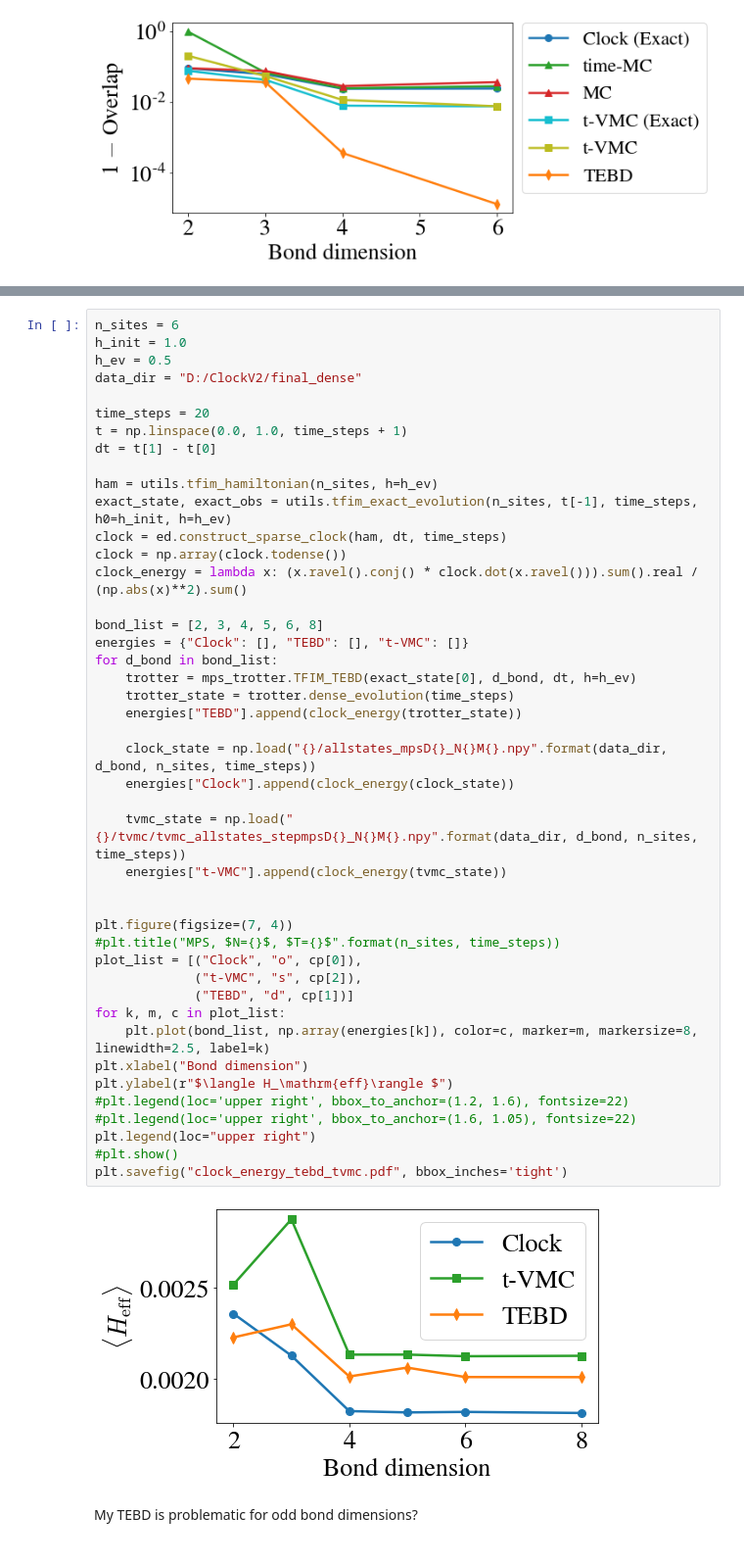
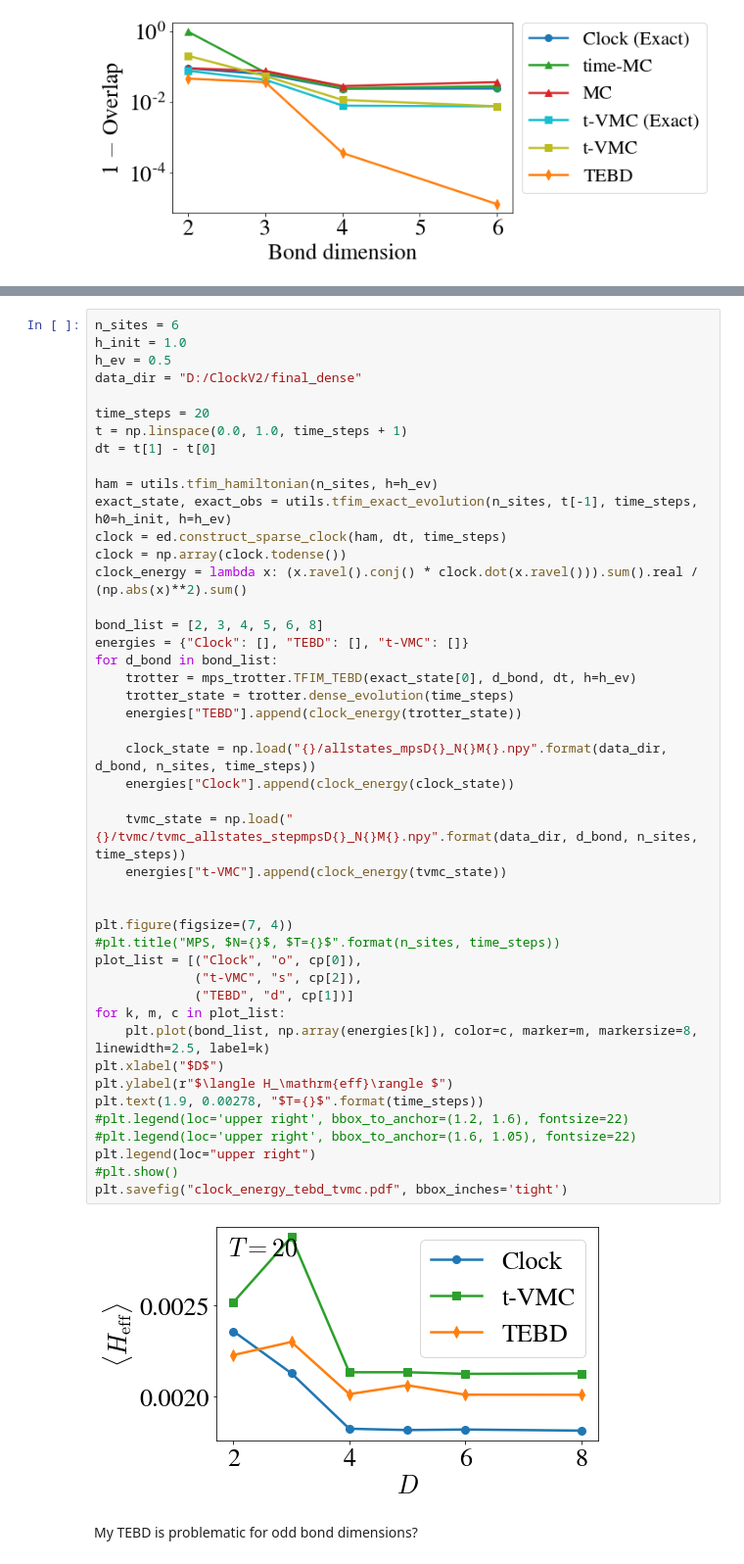
Before and after one commit to stavros11/Time-Evolution, a Jupyter notebook: mps_trotter.ipynb, the cells around one changed output, grey strips where cells are left out. Shown: that part at 98% size. Cells and saved outputs as stored; diff of their text form.

```diff
--- a/mps_trotter.ipynb
+++ b/mps_trotter.ipynb
@@ -143,35 +143,36 @@ clock = np.array(clock.todense())
 clock_energy = lambda x: (x.ravel().conj() * clock.dot(x.ravel())).sum().real / (np.abs(x)**2).sum()
 
 bond_list = [2, 3, 4, 5, 6, 8]
 energies = {"Clock": [], "TEBD": [], "t-VMC": []}
 for d_bond in bond_list:
     trotter = mps_trotter.TFIM_TEBD(exact_state[0], d_bond, dt, h=h_ev)
     trotter_state = trotter.dense_evolution(time_steps)
     energies["TEBD"].append(clock_energy(trotter_state))
 
     clock_state = np.load("{}/allstates_mpsD{}_N{}M{}.npy".format(data_dir, d_bond, n_sites, time_steps))
     energies["Clock"].append(clock_energy(clock_state))
 
     tvmc_state = np.load("{}/tvmc/tvmc_allstates_stepmpsD{}_N{}M{}.npy".format(data_dir, d_bond, n_sites, time_steps))
     energies["t-VMC"].append(clock_energy(tvmc_state))
 
 
 plt.figure(figsize=(7, 4))
 #plt.title("MPS, $N={}$, $T={}$".format(n_sites, time_steps))
 plot_list = [("Clock", "o", cp[0]),
              ("t-VMC", "s", cp[2]),
              ("TEBD", "d", cp[1])]
 for k, m, c in plot_list:
     plt.plot(bond_list, np.array(energies[k]), color=c, marker=m, markersize=8, linewidth=2.5, label=k)
-plt.xlabel("Bond dimension")
+plt.xlabel("$D$")
 plt.ylabel(r"$\langle H_\mathrm{eff}\rangle $")
+plt.text(1.9, 0.00278, "$T={}$".format(time_steps))
 #plt.legend(loc='upper right', bbox_to_anchor=(1.2, 1.6), fontsize=22)
 #plt.legend(loc='upper right', bbox_to_anchor=(1.6, 1.05), fontsize=22)
 plt.legend(loc="upper right")
 #plt.show()
 plt.savefig("clock_energy_tebd_tvmc.pdf", bbox_inches='tight')
 # %% [output]
-[figure, old version]
+[figure, new version]
 # %% [markdown]
 My TEBD is problematic for odd bond dimensions?
 # %%
```
Also changed, not shown: parts of 5 cells of this notebook.
